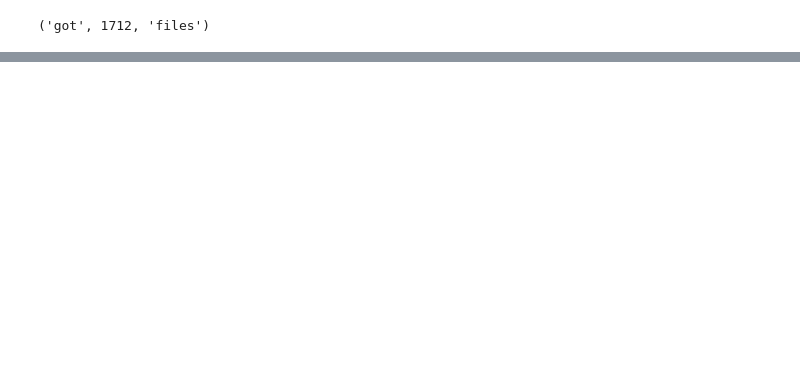
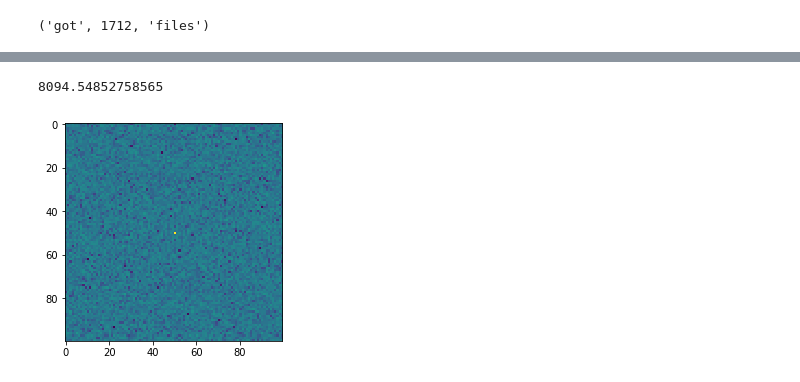
Before and after one commit to cscenter/project_screenshots, a Jupyter notebook: research/average_screenshot/mean_histogram.ipynb, the cells around one changed output, grey strips where cells are left out. Saved outputs shown, nothing was run; the diff lists cells and outputs as text; code cells hidden in the pictures; blank space fills up the shorter version.

```diff
--- a/research/average_screenshot/mean_histogram.ipynb
+++ b/research/average_screenshot/mean_histogram.ipynb
@@ -21,0 +73,15 @@ print(histograms.shape)
+# %%
+img = cv2.imread("img.png", cv2.IMREAD_GRAYSCALE)
+img = 250 * np.random.rand(200, 200)
+img = cv2.resize(img, (100, 100))
+spectrum = np.fft.fft2(img)
+fshift = np.fft.fftshift(spectrum)
+magnitude_spectrum = 20*np.log(np.abs(fshift))
+plt.imshow(magnitude_spectrum)
+spdiff = np.abs(magnitude_spectrum - sp1)
+spdiff[sd < 1] = 0
+print(spdiff.sum())
+# cv2.imwrite("spec.jpg", magnitude_spectrum.astype(np.uint8))
+# %% [output]
+8094.54852758565
+[figure, added]
```
Also changed, not shown: parts of 9 cells of this notebook.
